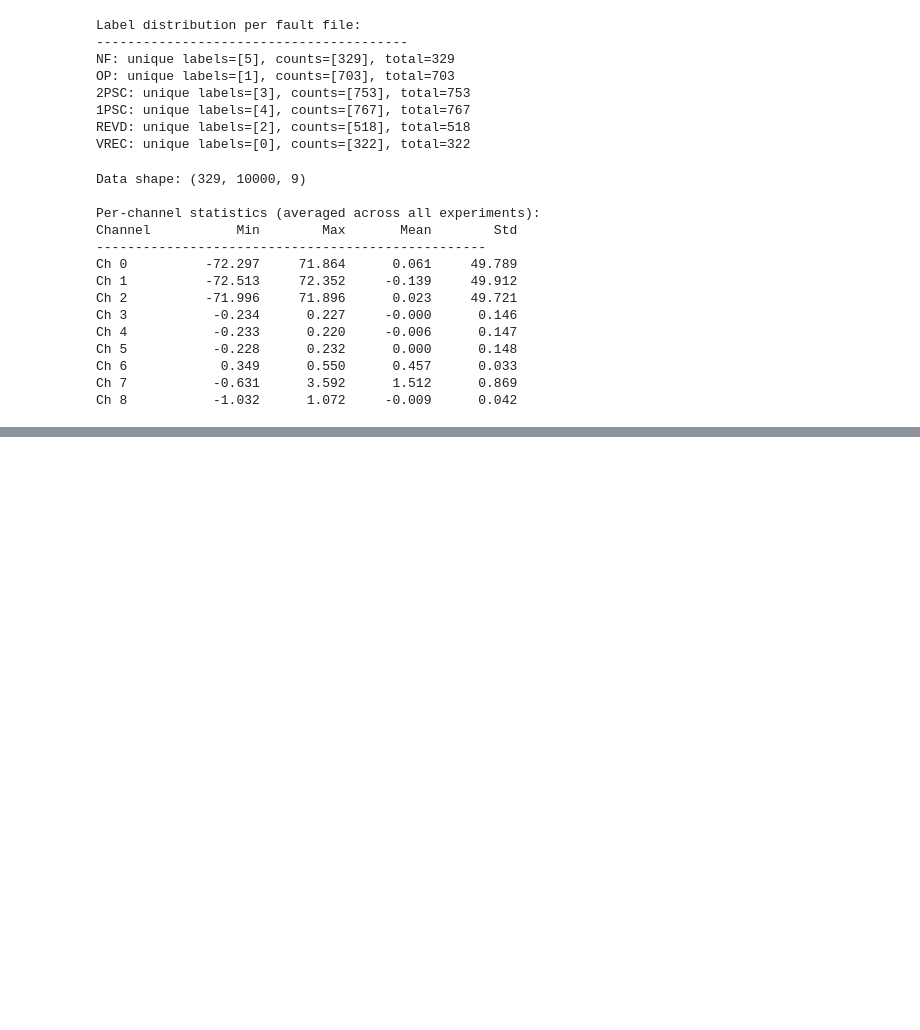
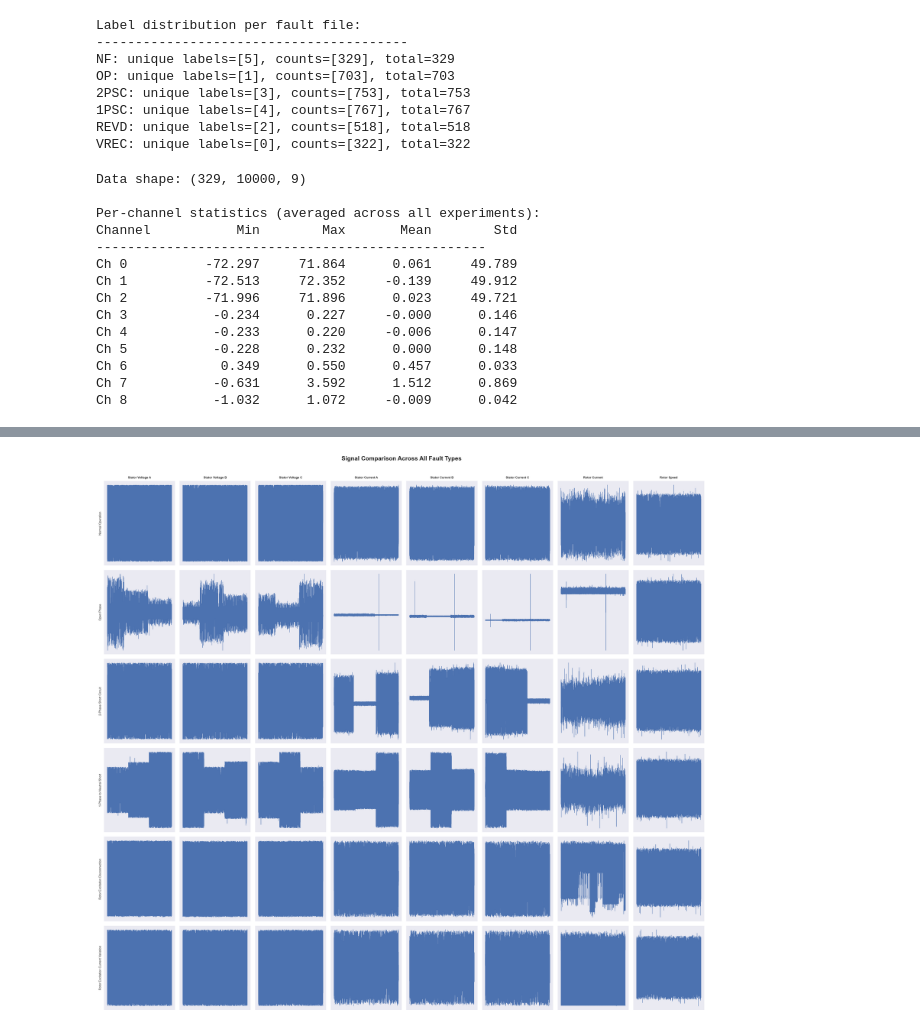
Before and after one commit to dante-jpg2003/Motor_Fault_Detection, a Jupyter notebook: notebooks/01_eda.ipynb, the cells around one changed output, grey strips where cells are left out. Drawn from its saved outputs; the diff is of its cells as text; code cells hidden in the pictures; blank space fills up the shorter version.

```diff
--- a/notebooks/01_eda.ipynb
+++ b/notebooks/01_eda.ipynb
@@ -107,0 +170,42 @@ Ch 8           -1.032      1.072     -0.009      0.042
+# %%
+# Plot all channels for one experiment per fault type
+fault_labels = {
+    'NF'  : 'Normal Operation',
+    'OP'  : 'Open Phase',
+    '2PSC': '2-Phase Short Circuit',
+    '1PSC': '1-Phase to Neutral Short',
+    'REVD': 'Rotor Excitation Disconnection',
+    'VREC': 'Rotor Excitation Current Variation'
+}
+
+fig, axes = plt.subplots(len(fault_labels), NUM_CHANNELS,
+                          figsize=(20, 18))
+
+for row, (fault_key, fault_name) in enumerate(fault_labels.items()):
+    mat = scipy.io.loadmat(os.path.join(DATA_DIR, fault_files[fault_key]))
+    data = mat['train_data']
+
+    # Pick first experiment
+    experiment = data[0, :, :NUM_CHANNELS]  # shape (10000, 8)
+
+    for col, ch_name in enumerate(channel_names):
+        ax = axes[row, col]
+        ax.plot(experiment[:, col], linewidth=0.5)
+
+        # Only label edges to keep it clean
+        if row == 0:
+            ax.set_title(ch_name, fontsize=7, fontweight='bold')
+        if col == 0:
+            ax.set_ylabel(fault_name, fontsize=7, rotation=90,
+                         labelpad=5)
+        ax.set_xticks([])
+        ax.set_yticks([])
+
+plt.suptitle('Signal Comparison Across All Fault Types',
+             fontsize=14, fontweight='bold', y=1.01)
+plt.tight_layout()
+plt.savefig('../results/figures/fault_signal_comparison.png',
+            dpi=150, bbox_inches='tight')
+plt.show()
+# %% [output]
+[figure, added]
```
Also changed, not shown: parts of 7 cells of this notebook, 5 other files.
